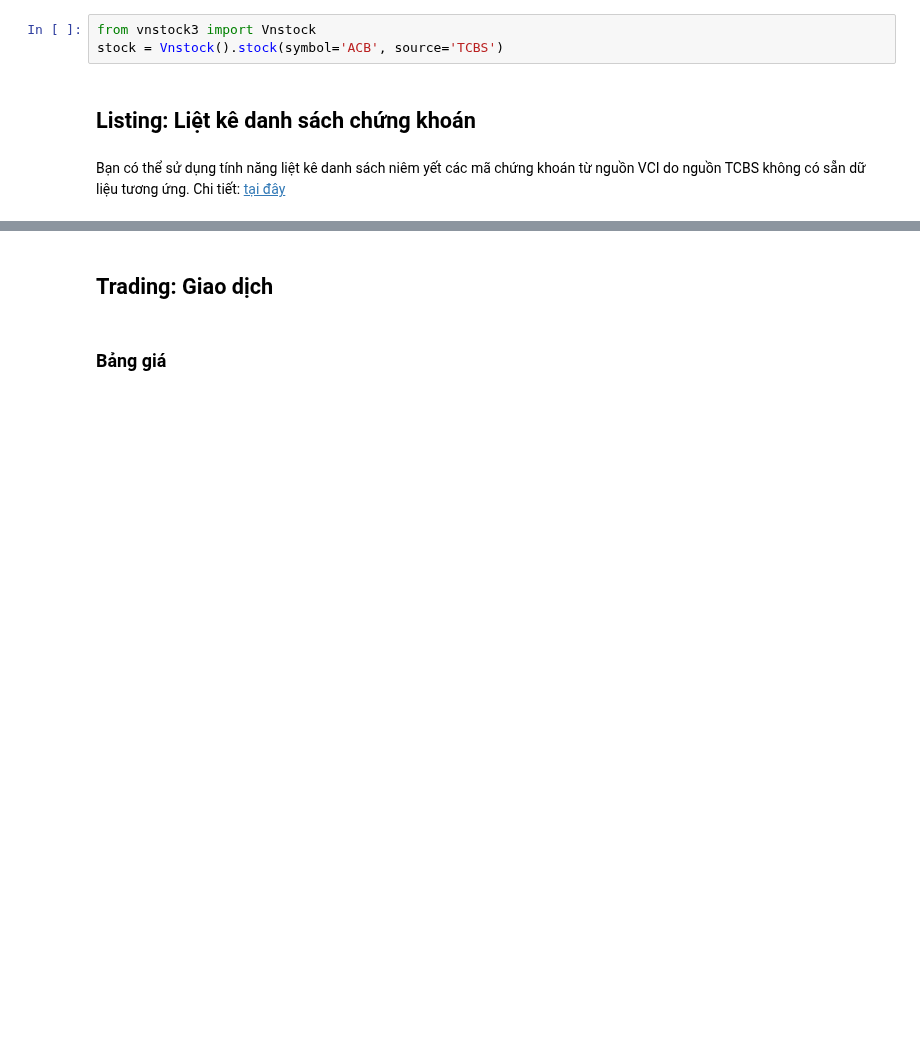
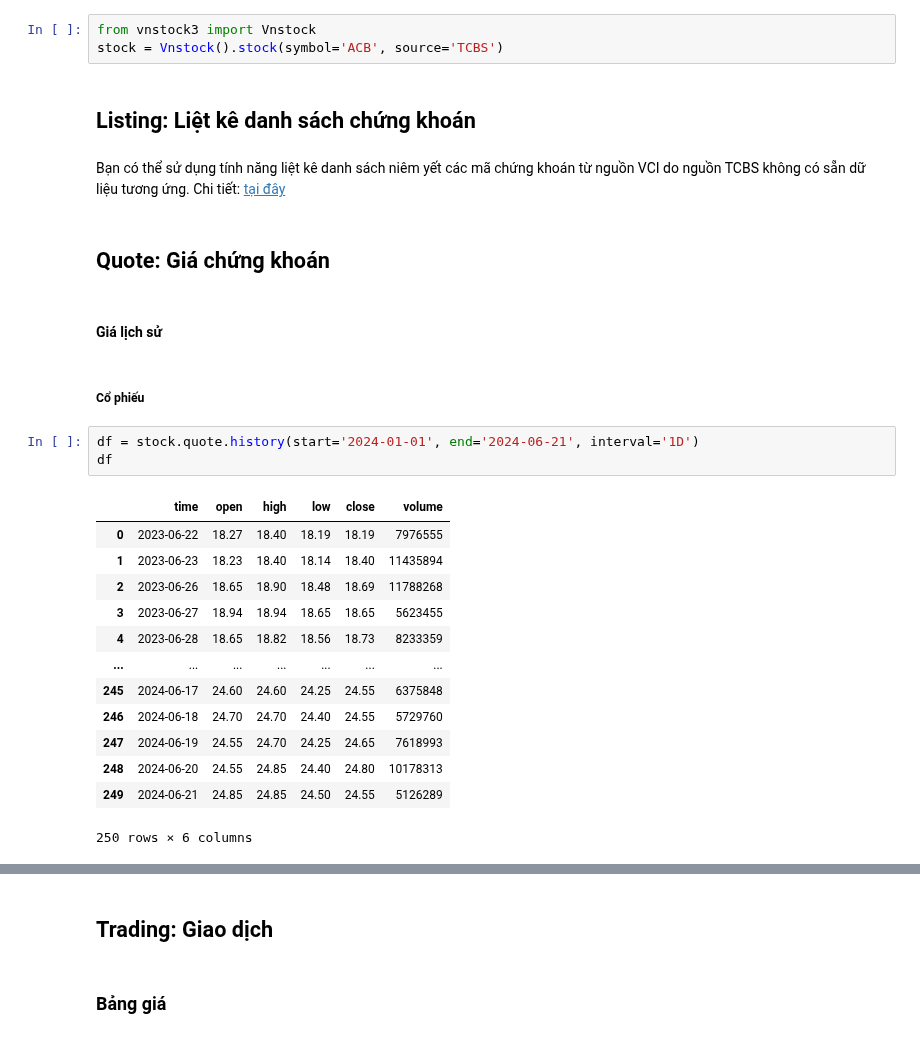
Before and after one commit to thinh-vu/vnstock, a Jupyter notebook: docs/tcbs/1_vietnam_stock_vnstock3_tcbs.ipynb, the cells around one changed output, grey strips where cells are left out. Cells and saved outputs as stored; diff of their text form; blank space fills up the shorter version.

```diff
--- a/docs/tcbs/1_vietnam_stock_vnstock3_tcbs.ipynb
+++ b/docs/tcbs/1_vietnam_stock_vnstock3_tcbs.ipynb
@@ -45,3 +38,26 @@ stock = Vnstock().stock(symbol='ACB', source='TCBS')
 ## Listing: Liệt kê danh sách chứng khoán
 # %% [markdown]
 Bạn có thể sử dụng tính năng liệt kê danh sách niêm yết các mã chứng khoán từ nguồn VCI do nguồn TCBS không có sẵn dữ liệu tương ứng. Chi tiết: [tại đây](https://vnstocks.com/docs/huong-dan/thong-tin-niem-yet)
+# %% [markdown]
+## Quote: Giá chứng khoán
+# %% [markdown]
+#### Giá lịch sử
+# %% [markdown]
+##### Cổ phiếu
+# %%
+df = stock.quote.history(start='2024-01-01', end='2024-06-21', interval='1D')
+df
+# %% [output]
+|  | time | open | high | low | close | volume |
+| 0 | 2023-06-22 | 18.27 | 18.40 | 18.19 | 18.19 | 7976555 |
+| 1 | 2023-06-23 | 18.23 | 18.40 | 18.14 | 18.40 | 11435894 |
+| 2 | 2023-06-26 | 18.65 | 18.90 | 18.48 | 18.69 | 11788268 |
+| 3 | 2023-06-27 | 18.94 | 18.94 | 18.65 | 18.65 | 5623455 |
+| 4 | 2023-06-28 | 18.65 | 18.82 | 18.56 | 18.73 | 8233359 |
+| ... | ... | ... | ... | ... | ... | ... |
+| 245 | 2024-06-17 | 24.60 | 24.60 | 24.25 | 24.55 | 6375848 |
+| 246 | 2024-06-18 | 24.70 | 24.70 | 24.40 | 24.55 | 5729760 |
+| 247 | 2024-06-19 | 24.55 | 24.70 | 24.25 | 24.65 | 7618993 |
+| 248 | 2024-06-20 | 24.55 | 24.85 | 24.40 | 24.80 | 10178313 |
+| 249 | 2024-06-21 | 24.85 | 24.85 | 24.50 | 24.55 | 5126289 |
+250 rows × 6 columns
```
Also changed, not shown: parts of 20 cells of this notebook, 11 other files.
